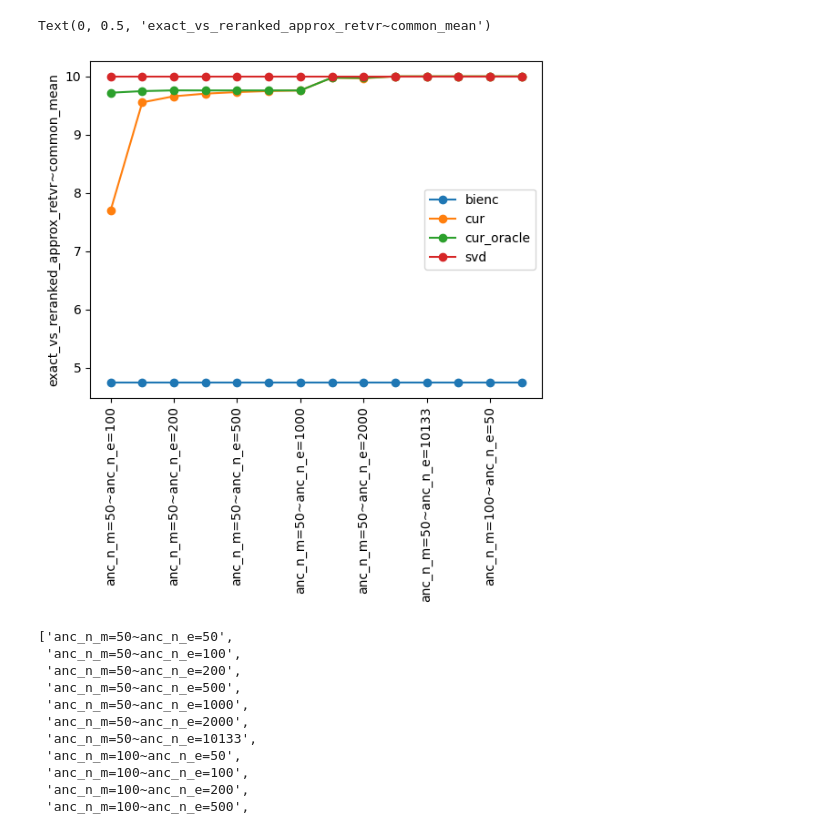
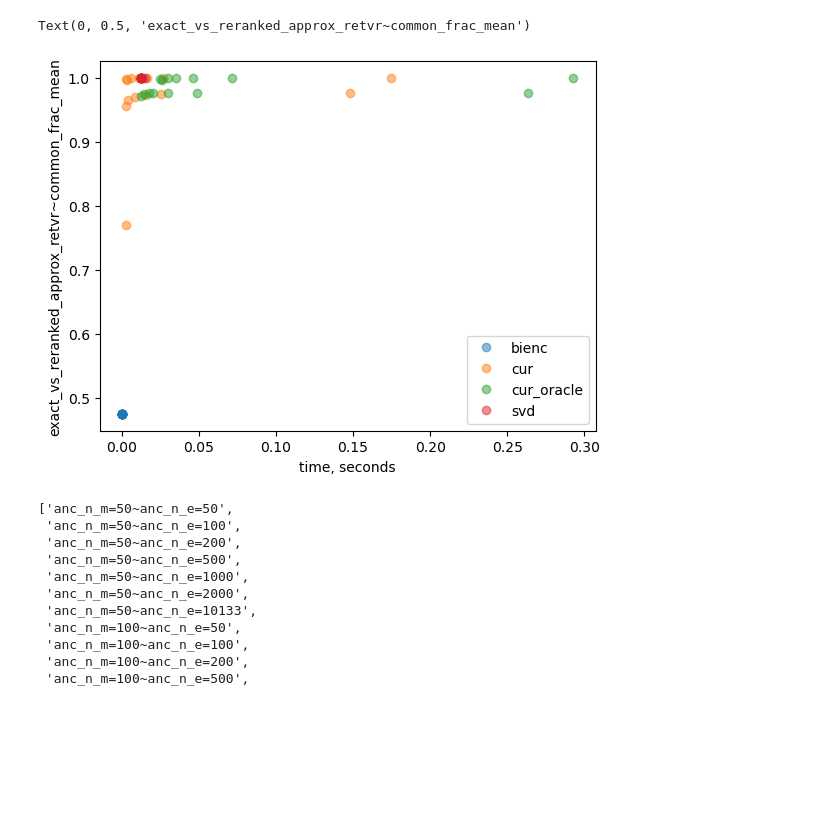
Before and after one commit to vnsmv/ce-retrieval, a Jupyter notebook: results.ipynb, the cells around one changed output. Saved outputs shown, nothing was run; the diff lists cells and outputs as text; code cells hidden in the pictures; blank space fills up the shorter version.

Commit message:
add time

```diff
--- a/results.ipynb
+++ b/results.ipynb
@@ -5,10 +5,3 @@ import numpy as np
 from eval.matrix_approx_zeshel import plot_heat_map
 from collections import defaultdict
 import matplotlib.pyplot as plt
-# %%
-with open('results/pro_wrestling/ment_to_ent_scores_n_m_100_n_e_10133_all_layers_False.pkl', 'rb') as f:
-    res = pickle.load(f)
-# %%
-for key in res.keys():
-    print(key, type(res[key]))
-    print(res[key].items())
@@ -68,25 +31,25 @@ data[model]['top_k=10']['k_retvr=500']['anc_n_m=50~anc_n_e=50']['all']
 # %%
-what = 'exact_vs_reranked_approx_retvr~common_mean'
+what = 'exact_vs_reranked_approx_retvr~common_frac_mean'
 
 prepare = {key: [] for key in ['bienc', 'cur', 'cur_oracle', 'svd']}
-version_list = []
+time_list = {key: [] for key in ['bienc', 'cur', 'cur_oracle', 'svd']}
 for model in ['bienc', 'cur', 'cur_oracle', 'svd']:
     for version in data[model]['top_k=10']['k_retvr=500']:
         prepare[model] += [data[model]['top_k=10']['k_retvr=500'][version]['all'][what]]
-        version_list.append(version)
+        time_list[model] += [data[model]['top_k=10']['k_retvr=500'][version]['time']['time']]
 
 
 fig, ax = plt.subplots()
 for key in prepare:
-    ax.plot(prepare[key], 'o-', label=key)
+    ax.plot(time_list[key], prepare[key], 'o', label=key, alpha = 0.5)
 
 ax.legend()
-ax.set_xticklabels(version_list, rotation=90)
-
-plt.ylabel(what)
+# ax.set_xscale('log')
+ax.set_xlabel('time, seconds')
+ax.set_ylabel(what)
 # %% [output]
-Text(0, 0.5, 'exact_vs_reranked_approx_retvr~common_mean')
+Text(0, 0.5, 'exact_vs_reranked_approx_retvr~common_frac_mean')
-[figure, old version]
+[figure, new version]
 # %%
 version_list
 # %% [output]
```
Also changed, not shown: parts of 3 cells of this notebook, 8 other files.
